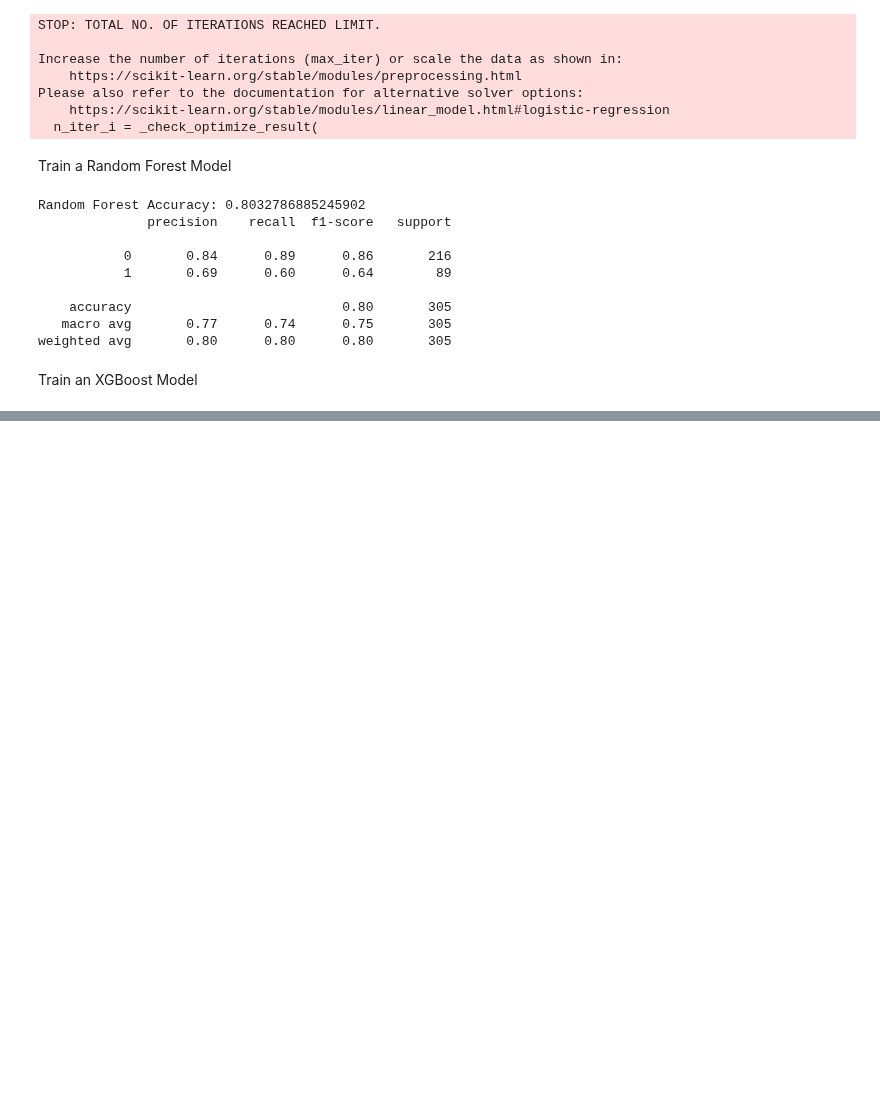
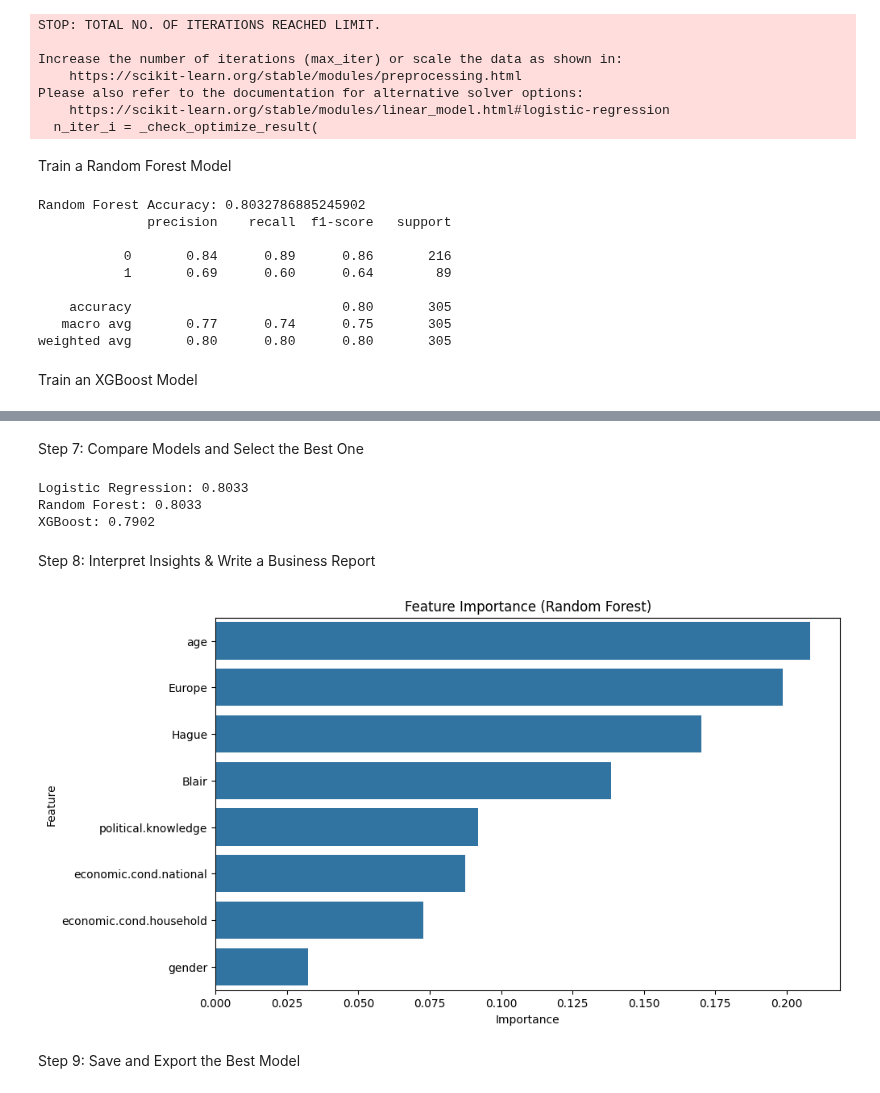
Before and after one commit to RaviSoni804426/Data-Code, a Jupyter notebook: PWIOI Class/End sem project/23b1_ravikumar095.ipynb, the cells around one changed output, grey strips where cells are left out. Saved outputs shown, nothing was run; the diff lists cells and outputs as text; code cells hidden in the pictures; blank space fills up the shorter version.

```diff
--- a/PWIOI Class/End sem project/23b1_ravikumar095.ipynb
+++ b/PWIOI Class/End sem project/23b1_ravikumar095.ipynb
@@ -207,0 +219,33 @@ ModuleNotFoundError: No module named 'xgboost'
+# %% [markdown]
+Step 7: Compare Models and Select the Best One
+# %%
+# Store model accuracies
+model_accuracies = {
+    "Logistic Regression": accuracy_score(y_test, y_pred),
+    "Random Forest": accuracy_score(y_test, y_pred_rf),
+    "XGBoost": accuracy_score(y_test, y_pred_xgb),
+}
+
+# Print model comparison
+for model, accuracy in model_accuracies.items():
+    print(f"{model}: {accuracy:.4f}")
+# %% [output]
+Logistic Regression: 0.8033
+Random Forest: 0.8033
+XGBoost: 0.7902
+# %% [markdown]
+ Step 8: Interpret Insights & Write a Business Report
+# %%
+importances = rf.feature_importances_
+feature_importance = pd.DataFrame({'Feature': X.columns, 'Importance': importances})
+feature_importance = feature_importance.sort_values(by='Importance', ascending=False)
+
+# Plot Feature Importance
+plt.figure(figsize=(10,6))
+sns.barplot(x=feature_importance['Importance'], y=feature_importance['Feature'])
+plt.title("Feature Importance (Random Forest)")
+plt.show()
+# %% [output]
+[figure, added]
+# %% [markdown]
+ Step 9: Save and Export the Best Model
```
Also changed, not shown: parts of 2 cells of this notebook, 2 other files.
